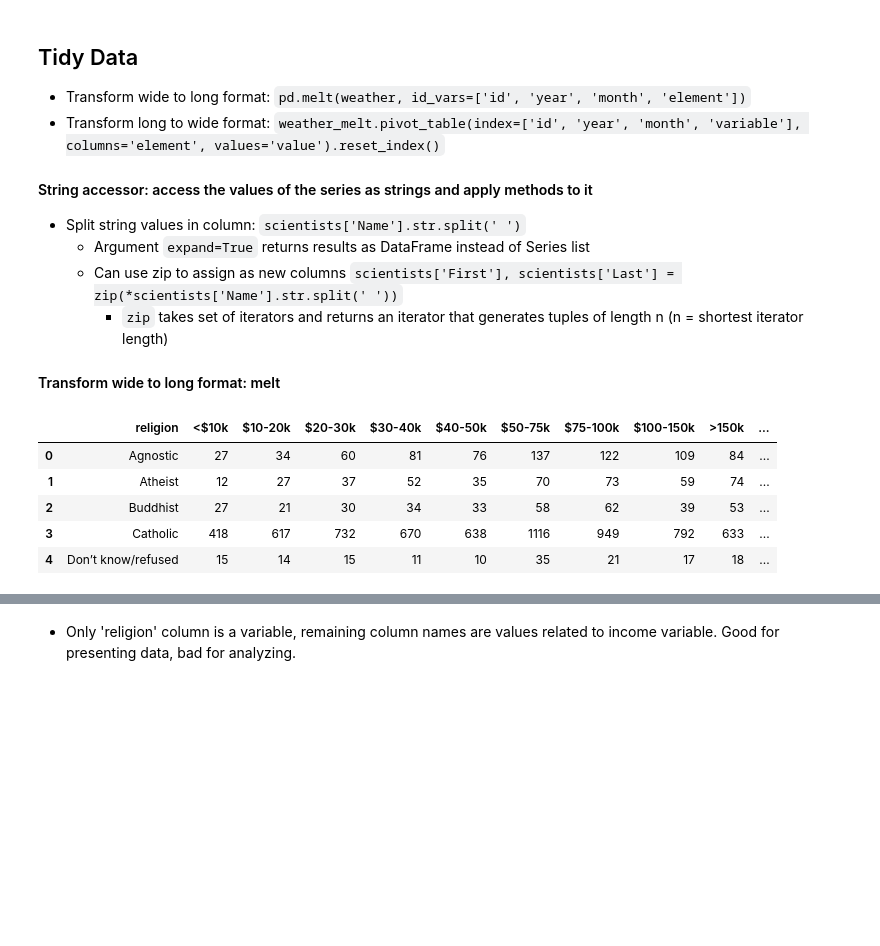
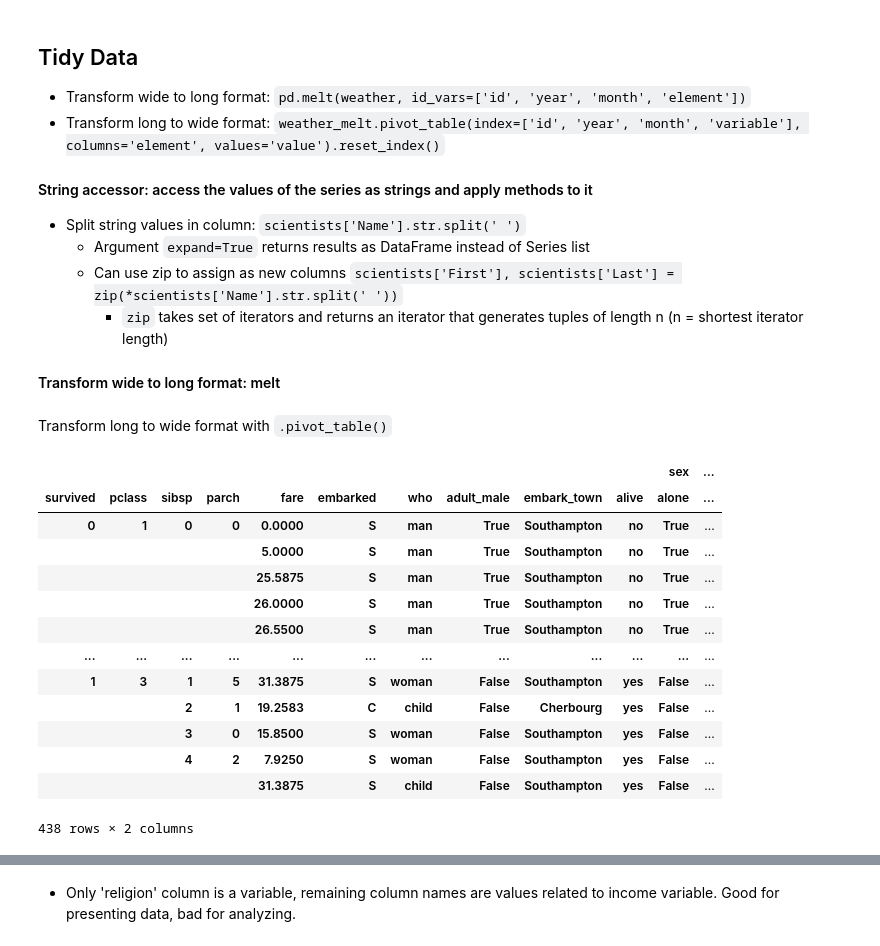
Before and after one commit to cjbayne/softdocs, a Jupyter notebook: docs/guide_pandas.ipynb, the cells around one changed output, grey strips where cells are left out. Drawn from its saved outputs; the diff is of its cells as text; code cells hidden in the pictures; blank space fills up the shorter version.

```diff
--- a/docs/guide_pandas.ipynb
+++ b/docs/guide_pandas.ipynb
@@ -945,12 +954,28 @@ titanic_merge.merge(titanic_copy, left_on="ID", right_on="id")
         * `zip` takes set of iterators and returns an iterator that generates tuples of length n (n = shortest iterator length)
 
 #### Transform wide to long format: melt
-# %%
-pew.head()
-# %% [output]
-|  | religion | <$10k | $10-20k | $20-30k | $30-40k | $40-50k | $50-75k | $75-100k | $100-150k | >150k | ... |
-| 0 | Agnostic | 27 | 34 | 60 | 81 | 76 | 137 | 122 | 109 | 84 | ... |
-| 1 | Atheist | 12 | 27 | 37 | 52 | 35 | 70 | 73 | 59 | 74 | ... |
-| 2 | Buddhist | 27 | 21 | 30 | 34 | 33 | 58 | 62 | 39 | 53 | ... |
-| 3 | Catholic | 418 | 617 | 732 | 670 | 638 | 1116 | 949 | 792 | 633 | ... |
-| 4 | Don’t know/refused | 15 | 14 | 15 | 11 | 10 | 35 | 21 | 17 | 18 | ... |
+# %% [markdown]
+Transform long to wide format with `.pivot_table()`
+# %%
+# Transform long to wide format
+pivoted = titanic.pivot_table(index=[
+    "survived", "pclass", "sibsp", "parch", "fare", "embarked", "who",
+    "adult_male", "embark_town", "alive", "alone"],
+    columns="sex", values="age")
+
+#.reset_index().rename_axis(None, axis=1).head()
+# %% [output]
+|  |  |  |  |  |  |  |  |  |  | sex | ... |
+| survived | pclass | sibsp | parch | fare | embarked | who | adult_male | embark_town | alive | alone | ... |
+| 0 | 1 | 0 | 0 | 0.0000 | S | man | True | Southampton | no | True | ... |
+|  |  |  |  | 5.0000 | S | man | True | Southampton | no | True | ... |
+|  |  |  |  | 25.5875 | S | man | True | Southampton | no | True | ... |
+|  |  |  |  | 26.0000 | S | man | True | Southampton | no | True | ... |
+|  |  |  |  | 26.5500 | S | man | True | Southampton | no | True | ... |
+| ... | ... | ... | ... | ... | ... | ... | ... | ... | ... | ... | ... |
+| 1 | 3 | 1 | 5 | 31.3875 | S | woman | False | Southampton | yes | False | ... |
+|  |  | 2 | 1 | 19.2583 | C | child | False | Cherbourg | yes | False | ... |
+|  |  | 3 | 0 | 15.8500 | S | woman | False | Southampton | yes | False | ... |
+|  |  | 4 | 2 | 7.9250 | S | woman | False | Southampton | yes | False | ... |
+|  |  |  |  | 31.3875 | S | child | False | Southampton | yes | False | ... |
+438 rows × 2 columns
```
Also changed, not shown: parts of 32 cells of this notebook.
